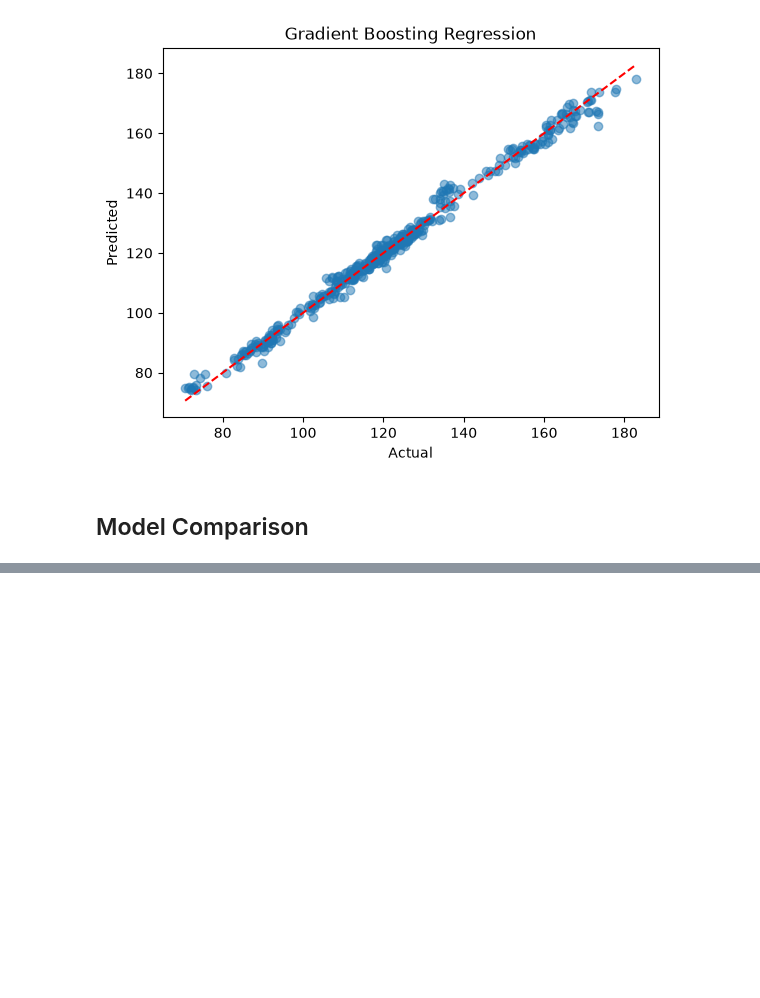
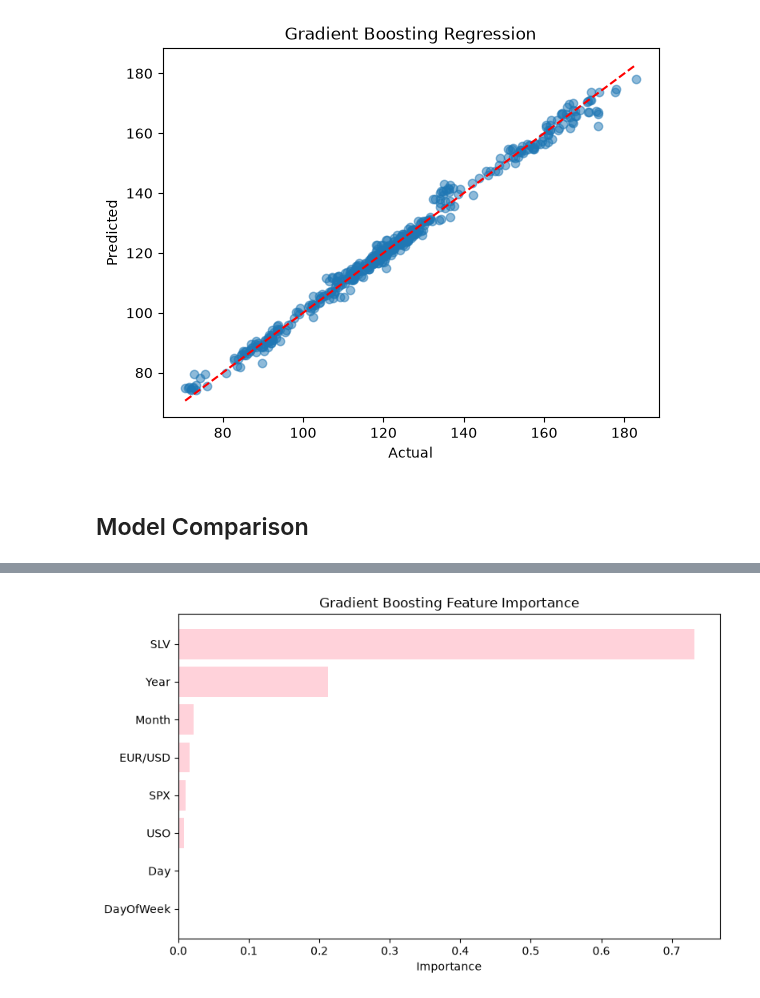
Before and after one commit to imgabrielas/Not-So-Small-ML, a Jupyter notebook: gold-price-prediction/notebook.ipynb, the cells around one changed output, grey strips where cells are left out. Saved outputs shown, nothing was run; the diff lists cells and outputs as text; code cells hidden in the pictures; blank space fills up the shorter version.

```diff
--- a/gold-price-prediction/notebook.ipynb
+++ b/gold-price-prediction/notebook.ipynb
@@ -323,0 +360,11 @@ plt.show()
+# %%
+gb_importances = pd.Series(gb.feature_importances_, index=X.columns).sort_values(ascending=True)
+
+plt.figure(figsize=(8, 5))
+plt.barh(gb_importances.index, gb_importances.values, color='pink', alpha=0.7)
+plt.xlabel('Importance')
+plt.title('Gradient Boosting Feature Importance')
+plt.tight_layout()
+plt.show()
+# %% [output]
+[figure, added]
```
Also changed, not shown: parts of 12 cells of this notebook.
